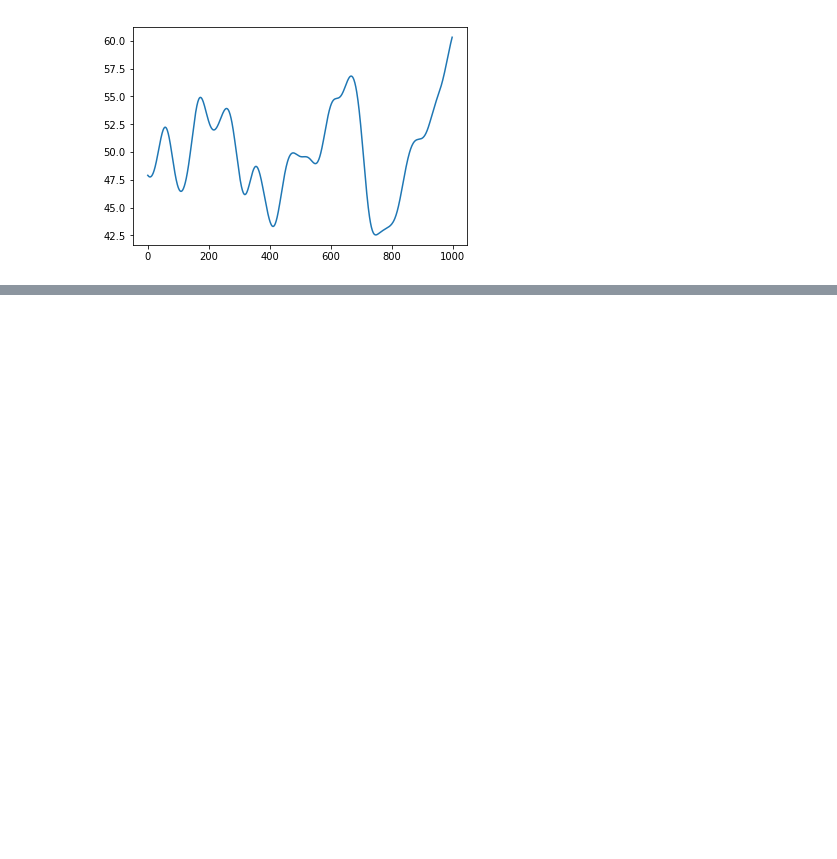
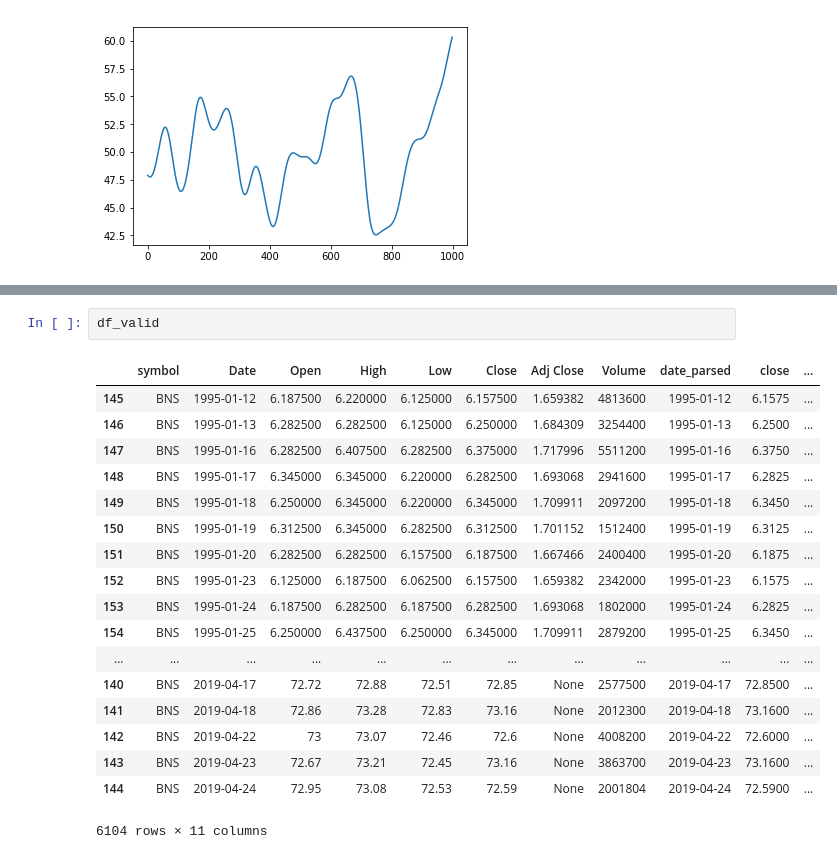
Before and after one commit to ismith1024/Finance-Regression-Analyzer, a Jupyter notebook: custom_kernel.ipynb, the cells around one changed output, grey strips where cells are left out. Drawn from its saved outputs; the diff is of its cells as text; blank space fills up the shorter version.

```diff
--- a/custom_kernel.ipynb
+++ b/custom_kernel.ipynb
@@ -74,0 +117,21 @@ plt.show()
+# %%
+df_valid
+# %% [output]
+|  | symbol | Date | Open | High | Low | Close | Adj Close | Volume | date_parsed | close | ... |
+| 145 | BNS | 1995-01-12 | 6.187500 | 6.220000 | 6.125000 | 6.157500 | 1.659382 | 4813600 | 1995-01-12 | 6.1575 | ... |
+| 146 | BNS | 1995-01-13 | 6.282500 | 6.282500 | 6.125000 | 6.250000 | 1.684309 | 3254400 | 1995-01-13 | 6.2500 | ... |
+| 147 | BNS | 1995-01-16 | 6.282500 | 6.407500 | 6.282500 | 6.375000 | 1.717996 | 5511200 | 1995-01-16 | 6.3750 | ... |
+| 148 | BNS | 1995-01-17 | 6.345000 | 6.345000 | 6.220000 | 6.282500 | 1.693068 | 2941600 | 1995-01-17 | 6.2825 | ... |
+| 149 | BNS | 1995-01-18 | 6.250000 | 6.345000 | 6.220000 | 6.345000 | 1.709911 | 2097200 | 1995-01-18 | 6.3450 | ... |
+| 150 | BNS | 1995-01-19 | 6.312500 | 6.345000 | 6.282500 | 6.312500 | 1.701152 | 1512400 | 1995-01-19 | 6.3125 | ... |
+| 151 | BNS | 1995-01-20 | 6.282500 | 6.282500 | 6.157500 | 6.187500 | 1.667466 | 2400400 | 1995-01-20 | 6.1875 | ... |
+| 152 | BNS | 1995-01-23 | 6.125000 | 6.187500 | 6.062500 | 6.157500 | 1.659382 | 2342000 | 1995-01-23 | 6.1575 | ... |
+| 153 | BNS | 1995-01-24 | 6.187500 | 6.282500 | 6.187500 | 6.282500 | 1.693068 | 1802000 | 1995-01-24 | 6.2825 | ... |
+| 154 | BNS | 1995-01-25 | 6.250000 | 6.437500 | 6.250000 | 6.345000 | 1.709911 | 2879200 | 1995-01-25 | 6.3450 | ... |
+| ... | ... | ... | ... | ... | ... | ... | ... | ... | ... | ... | ... |
+| 140 | BNS | 2019-04-17 | 72.72 | 72.88 | 72.51 | 72.85 | None | 2577500 | 2019-04-17 | 72.8500 | ... |
+| 141 | BNS | 2019-04-18 | 72.86 | 73.28 | 72.83 | 73.16 | None | 2012300 | 2019-04-18 | 73.1600 | ... |
+| 142 | BNS | 2019-04-22 | 73 | 73.07 | 72.46 | 72.6 | None | 4008200 | 2019-04-22 | 72.6000 | ... |
+| 143 | BNS | 2019-04-23 | 72.67 | 73.21 | 72.45 | 73.16 | None | 3863700 | 2019-04-23 | 73.1600 | ... |
+| 144 | BNS | 2019-04-24 | 72.95 | 73.08 | 72.53 | 72.59 | None | 2001804 | 2019-04-24 | 72.5900 | ... |
+6104 rows × 11 columns
```
Also changed, not shown: parts of 7 cells of this notebook.
